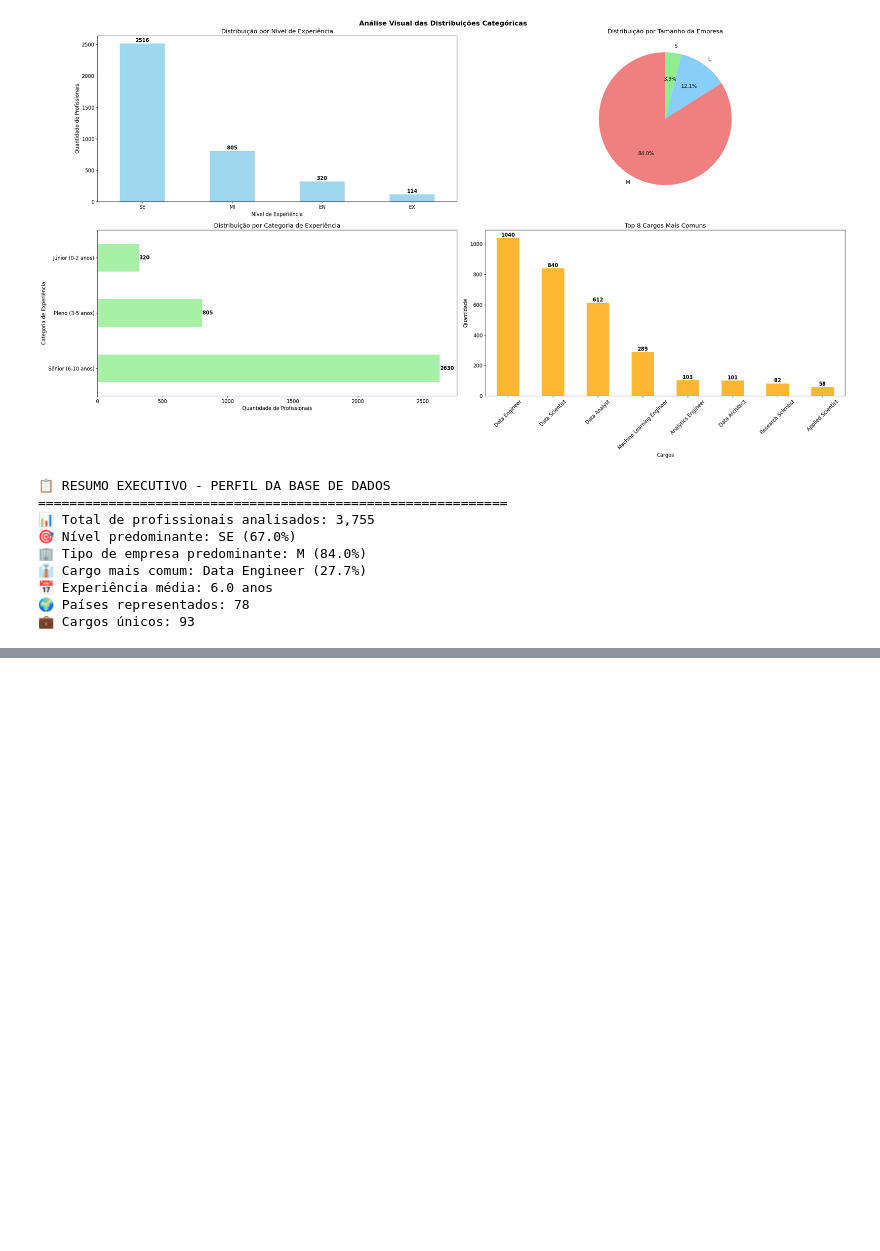
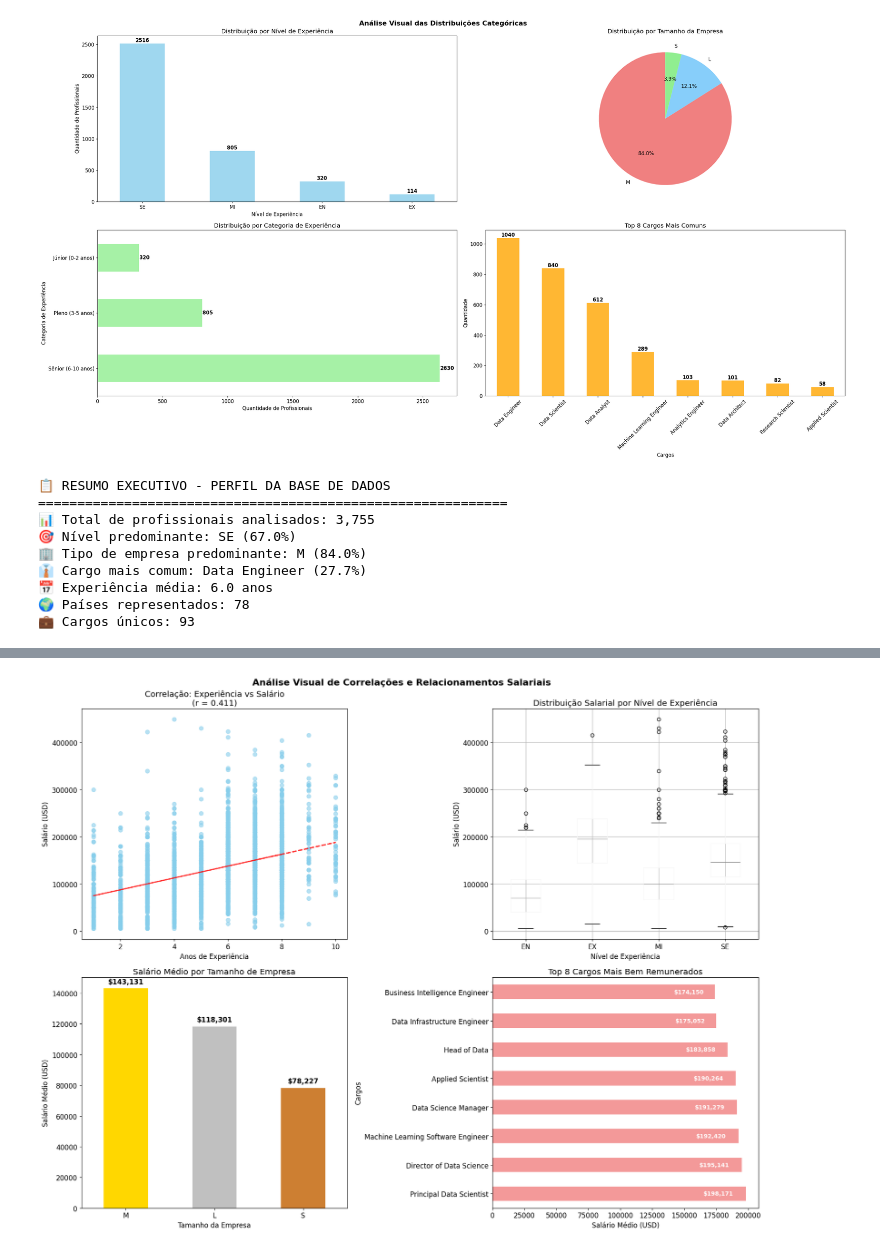
Before and after one commit to Laurentius96/Statistical_Analysis_of_Salaries_in_Data, a Jupyter notebook: main.ipynb, the cells around one changed output, grey strips where cells are left out. Cells and saved outputs as stored; diff of their text form; code cells hidden in the pictures; blank space fills up the shorter version.

```diff
--- a/main.ipynb
+++ b/main.ipynb
@@ -520,0 +666,15 @@ print(f"💼 Cargos únicos: {df['job_title'].nunique()}")
+# %%
+print(f"\n💼 TOP 10 CARGOS MAIS BEM REMUNERADOS")
+print("=" * 50)
+
+# Filtrando apenas cargos com pelo menos 3 profissionais para ter dados confiáveis
+salario_por_cargo = df.groupby("job_title")["salary_in_usd"].agg(["mean", "median", "count"]).round(0)
+salario_por_cargo = salario_por_cargo[salario_por_cargo["count"] >= 3]  # Mínimo 3 profissionais
+salario_por_cargo.columns = ["Média", "Mediana", "Quantidade"]
+
+# Top 10 por média salarial
+top_cargos_salario = salario_por_cargo.sort_values("Média", ascending=False).head(10)
+print("📊 Top 10 cargos por média salarial:")
+for i, (cargo, dados) in enumerate(top_cargos_salario.iterrows(), 1):
+    print(f"{i:2d}º {cargo}")
+    print(f"    └─ Média: ${dados['Média']:,.0f} | Mediana: ${dados['Mediana']:,.0f} | Profissionais: {dados['Quantidade']}")
@@ -520,0 +743,83 @@ print(f"💼 Cargos únicos: {df['job_title'].nunique()}")
+# %%
+fig, axes = plt.subplots(2, 2, figsize=(18, 14))
+fig.suptitle("Análise Visual de Correlações e Relacionamentos Salariais", fontsize=16, fontweight="bold")
+
+# 1. Scatter plot: Anos de experiência vs Salário
+axes[0, 0].scatter(df["years_of_experience"], df["salary_in_usd"], alpha=0.6, color="skyblue", s=50)
+axes[0, 0].set_title(f"Correlação: Experiência vs Salário\n(r = {correlacao_anos:.3f})")
+axes[0, 0].set_xlabel("Anos de Experiência")
+axes[0, 0].set_ylabel("Salário (USD)")
+
+# Adicionando linha de tendência
+z = np.polyfit(df["years_of_experience"], df["salary_in_usd"], 1)
+p = np.poly1d(z)
+axes[0, 0].plot(df["years_of_experience"], p(df["years_of_experience"]), "r--", alpha=0.8, linewidth=2)
+
+# 2. Box plot: Salários por nível de experiência
+df.boxplot(column="salary_in_usd", by="experience_level", ax=axes[0, 1])
+axes[0, 1].set_title("Distribuição Salarial por Nível de Experiência")
+axes[0, 1].set_xlabel("Nível de Experiência")
+axes[0, 1].set_ylabel("Salário (USD)")
+fig.suptitle("Análise Visual de Correlações e Relacionamentos Salariais", fontsize=16, fontweight="bold")  # Redefine após boxplot
+
+# 3. Gráfico de barras: Salário médio por tamanho de empresa
+salario_empresa_ranking["Média"].plot(kind="bar", ax=axes[1, 0], color=["gold", "silver", "#CD7F32"][:len(salario_empresa_ranking)])
+axes[1, 0].set_title("Salário Médio por Tamanho de Empresa")
+axes[1, 0].set_xlabel("Tamanho da Empresa")
+axes[1, 0].set_ylabel("Salário Médio (USD)")
+axes[1, 0].tick_params(axis='x', rotation=0)
+
+# Adicionando valores nas barras
+for i, v in enumerate(salario_empresa_ranking["Média"].values):
+    axes[1, 0].text(i, v + 2000, f'${v:,.0f}', ha="center", va="bottom", fontweight="bold")
+
+# 4. Gráfico horizontal: Top 8 cargos mais bem pagos
+top_8_cargos = top_cargos_salario.head(8)
+top_8_cargos["Média"].plot(kind="barh", ax=axes[1, 1], color="lightcoral", alpha=0.8)
+axes[1, 1].set_title("Top 8 Cargos Mais Bem Remunerados")
+axes[1, 1].set_xlabel("Salário Médio (USD)")
+axes[1, 1].set_ylabel("Cargos")
+
+# Adicionando valores nas barras horizontais (no final, mas dentro)
+for i, v in enumerate(top_8_cargos["Média"].values):
+    # Posicionando o texto um pouco antes do final da barra
+    axes[1, 1].text(v - (v * 0.05), i, f'${v:,.0f}', ha="right", va="center",
+                    fontweight="bold", fontsize=10, color="white")
+
+plt.tight_layout()
+plt.show()
+
+# Matriz de correlação para variáveis numéricas
+print("\n🔢 MATRIZ DE CORRELAÇÃO - VARIÁVEIS NUMÉRICAS")
+print("=" * 60)
+
+# Selecionando apenas colunas numéricas
+colunas_numericas = ["work_year", "salary_in_usd", "years_of_experience"]
+matriz_correlacao = df[colunas_numericas].corr()
+
+print("📊 Correlações entre variáveis numéricas:")
+print(matriz_correlacao.round(3))
+
+# Interpretação das correlações mais importantes
+print(f"\n💡 INTERPRETAÇÃO DAS CORRELAÇÕES:")
+print("=" * 40)
+corr_exp_salario = matriz_correlacao.loc["years_of_experience", "salary_in_usd"]
+corr_ano_salario = matriz_correlacao.loc["work_year", "salary_in_usd"]
+
+print(f"• Experiência → Salário: {corr_exp_salario:.3f}")
+if abs(corr_exp_salario) > 0.5:
+    print("  └─ FORTE relação: Experiência impacta significativamente o salário")
+elif abs(corr_exp_salario) > 0.3:
+    print("  └─ MODERADA relação: Experiência tem impacto moderado no salário")
+else:
+    print("  └─ FRACA relação: Experiência tem baixo impacto no salário")
+
+print(f"• Ano → Salário: {corr_ano_salario:.3f}")
+if corr_ano_salario > 0.1:
+    print("  └─ Tendência: Salários crescem ao longo dos anos (inflação/valorização)")
+elif corr_ano_salario < -0.1:
+    print("  └─ Tendência: Salários decrescem ao longo dos anos")
+else:
+    print("  └─ Estável: Salários mantêm-se estáveis ao longo dos anos")
+# %% [output]
+[figure, added]
```
Also changed, not shown: parts of 20 cells of this notebook.
